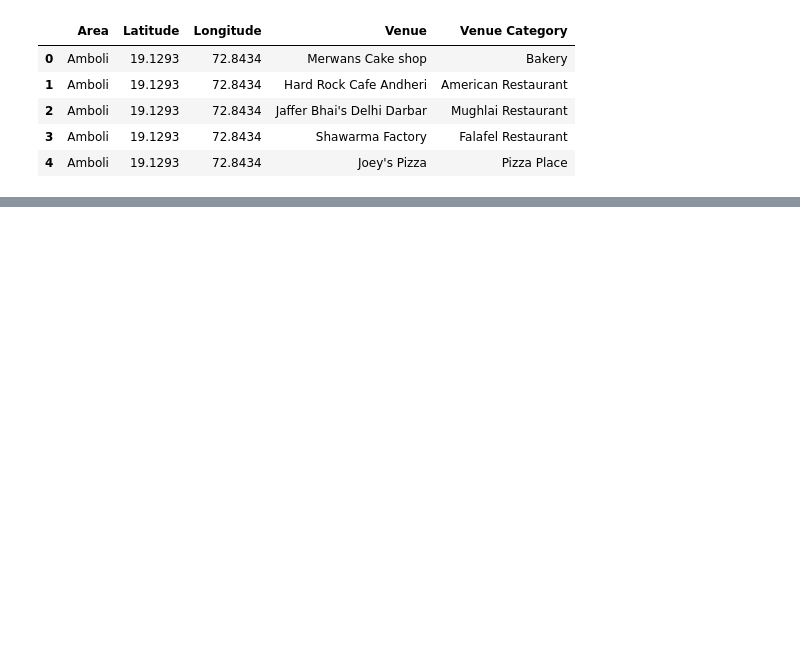
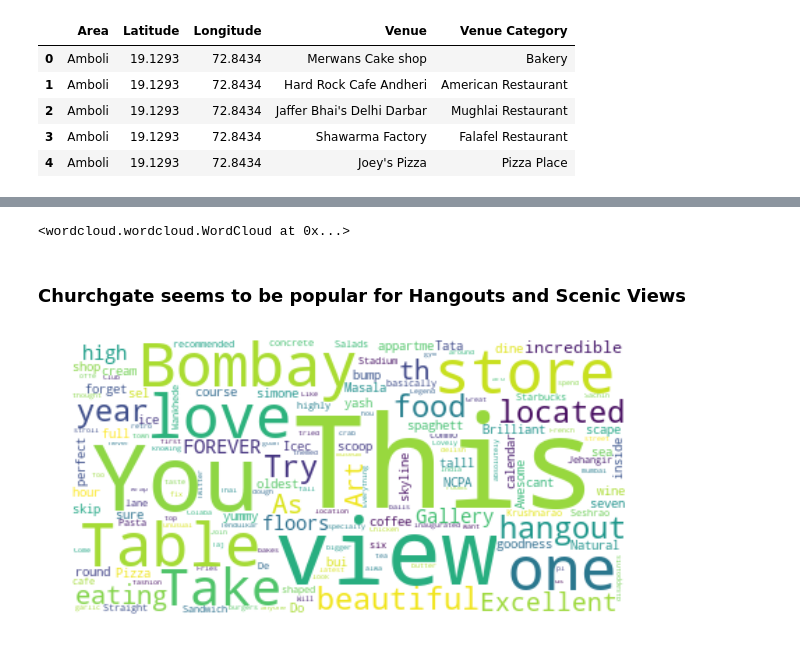
Before and after one commit to manavsplace/Coursera_Capstone, a Jupyter notebook: Capstone_final.ipynb, the cells around one changed output, grey strips where cells are left out. Drawn from its saved outputs; the diff is of its cells as text; code cells hidden in the pictures; blank space fills up the shorter version.

```diff
--- a/Capstone_final.ipynb
+++ b/Capstone_final.ipynb
@@ -426,0 +712,33 @@ map_clusters
+# %%
+# instantiate a word cloud object
+stopwords.add('best')
+stopwords.add('good')
+stopwords.add('This')
+stopwords.add('place')
+stopwords.add('amazing')
+stopwords.add('You')
+cg_wc = WordCloud(
+    background_color='white',
+    max_words=2000,
+    stopwords=stopwords
+)
+
+# generate the word cloud
+
+
+cg_wc.generate(mumbai_cg['Tip'].to_string())
+# %% [output]
+<wordcloud.wordcloud.WordCloud at 0x...>
+# %% [markdown]
+<h3>Churchgate seems to be popular for Hangouts and Scenic Views
+# %%
+fig = plt.figure()
+fig.set_figwidth(10) # set width
+fig.set_figheight(10) # set height
+
+# display the cloud
+plt.imshow(cg_wc, interpolation='bilinear')
+plt.axis('off')
+plt.show()
+# %% [output]
+[figure, added]
```
Also changed, not shown: parts of 48 cells of this notebook.
